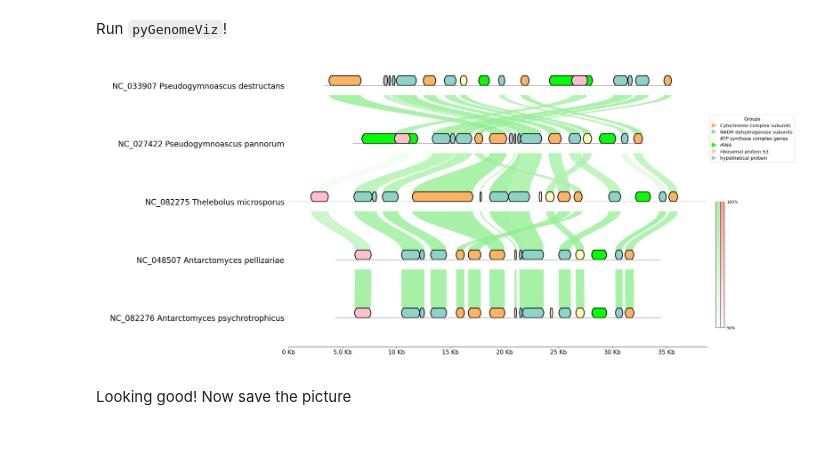
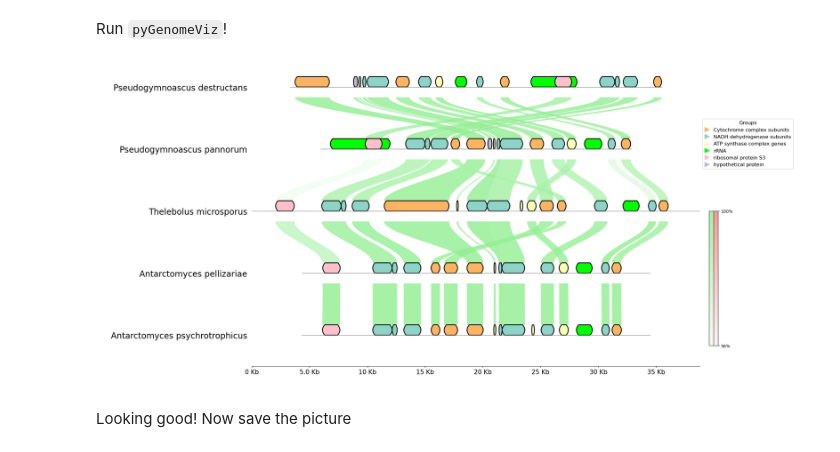
Before and after one commit to PopovIILab/Pdiddy, a Jupyter notebook: 02_Comparative_genomics/01_genomics.ipynb, the cells around one changed output. Drawn from its saved outputs; the diff is of its cells as text; code cells hidden in the pictures.

```diff
--- a/02_Comparative_genomics/01_genomics.ipynb
+++ b/02_Comparative_genomics/01_genomics.ipynb
@@ -103,15 +103,15 @@ gv.set_scale_xticks()
 for i, gbk in enumerate(gbk_list):
     track = gv.add_feature_track(gbk.name, gbk.get_seqid2size(), align_label=True)
     if track.name == "pd":
-        track.set_label("NC_033907 Pseudogymnoascus destructans")
+        track.set_label("Pseudogymnoascus destructans") # or NC_033907 Pseudogymnoascus destructans
     if track.name == "pp":
-        track.set_label("NC_027422 Pseudogymnoascus pannorum")
+        track.set_label("Pseudogymnoascus pannorum") # or NC_027422 Pseudogymnoascus pannorum
     if track.name == "tm":
-        track.set_label("NC_082275 Thelebolus microsporus")
+        track.set_label("Thelebolus microsporus") # or NC_082275 Thelebolus microsporus
     if track.name == "ap":
-        track.set_label("NC_048507 Antarctomyces pellizariae")
+        track.set_label("Antarctomyces pellizariae") # or NC_048507 Antarctomyces pellizariae
     if track.name == "aps":
-        track.set_label("NC_082276 Antarctomyces psychrotrophicus")
+        track.set_label("Antarctomyces psychrotrophicus") # or NC_082276 Antarctomyces psychrotrophicus
     for seqid, features in gbk.get_seqid2features(None).items():
         segment = track.get_segment(seqid)
         for feature in features:
@@ -149,34 +149,34 @@ for i, gbk in enumerate(gbk_list):
 align_coords = MMseqs(gbk_list).run()
 
 # Plot MMseqs alignment links
 if len(align_coords) > 0:
     min_ident = int(min([ac.identity for ac in align_coords if ac.identity]))
     color, inverted_color = "#90ee90", "#FF7F7F" #"#90ee90" - light_green, "#FF7F7F" - light_red
     for ac in align_coords:
         gv.add_link(ac.query_link, ac.ref_link, color=color, inverted_color=inverted_color, v=ac.identity, vmin=min_ident, curve=True)
     gv.set_colorbar([color, inverted_color], vmin=min_ident, bar_height = 0.5,)
 
 fig = gv.plotfig()
 
 # Plot legend for groups
 _ = fig.legend(
     handles=[
         Line2D([], [], marker=">", color="#fdb462", label="Cytochrome complex subunits", ms=12, ls="none"),
         Line2D([], [], marker=">", color="#8dd3c7", label="NADH dehydrogenase subunits", ms=12, ls="none"),
         Line2D([], [], marker=">", color="#ffffb3", label="ATP synthase complex genes", ms=12, ls="none"),
         Line2D([], [], marker=">", color="lime", label="rRNA", ms=12, ls="none"),
         Line2D([], [], marker=">", color="pink", label="ribosomal protein S3", ms=12, ls="none"),
         Line2D([], [], marker=">", color="#bebada", label="hypothetical protein", ms=12, ls="none"),
     ],
     fontsize=12,
     title="Groups",
     title_fontsize=12,
     loc="center left",
     bbox_to_anchor=(1, 0.75),
     handlelength=1.0,
 )
 # %% [output]
-[figure, old version]
+[figure, new version]
 # %% [markdown]
 Looking good! Now save the picture
 # %% [markdown]
```
Also changed, not shown: parts of 3 cells of this notebook.
